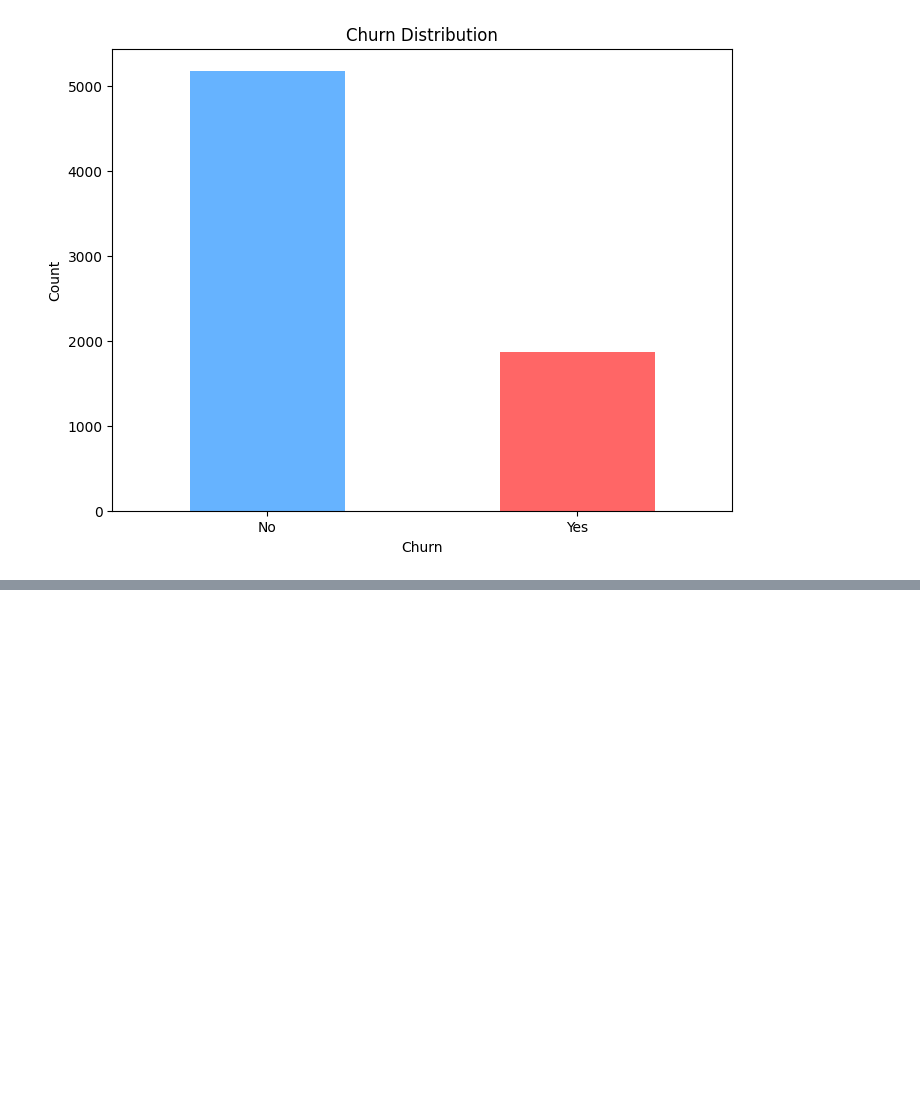
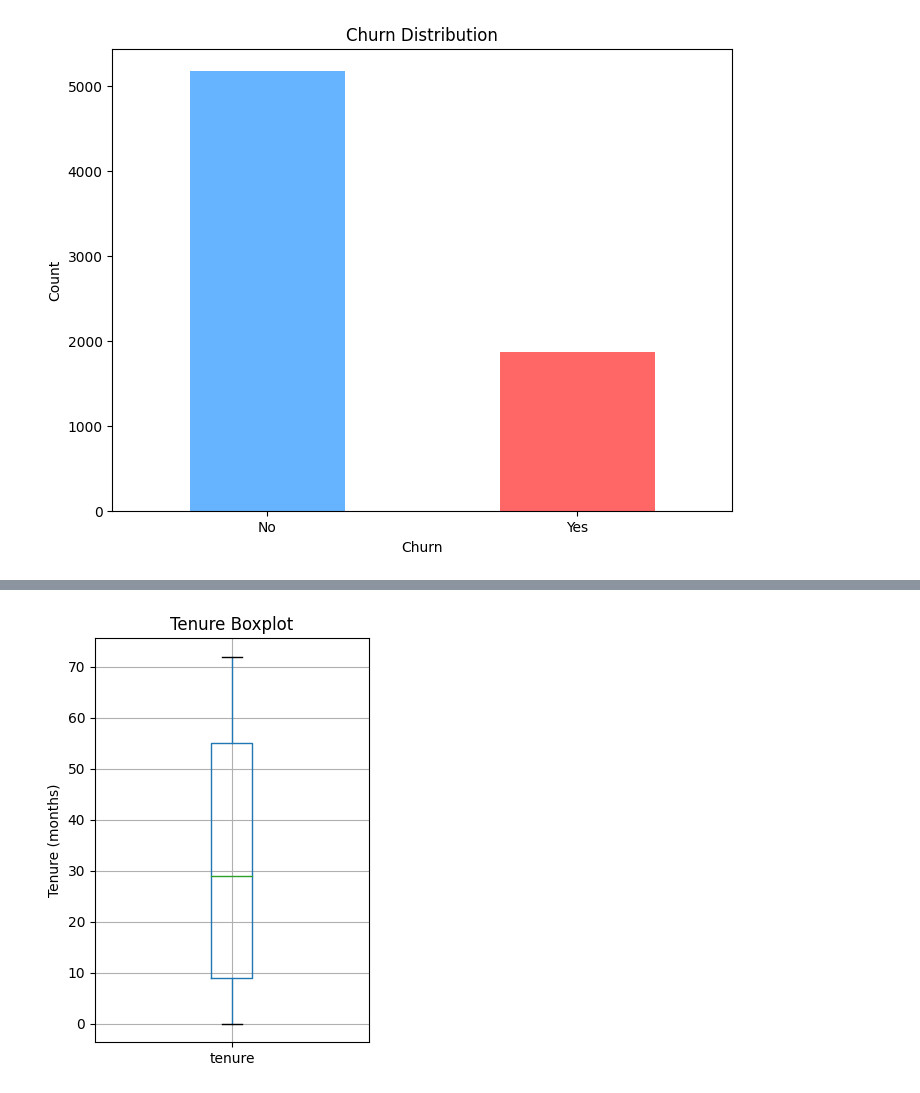
Before and after one commit to Schadrackkarekezi/churn-prediction-production-mlops, a Jupyter notebook: notebook/EDA.ipynb, the cells around one changed output, grey strips where cells are left out. Cells and saved outputs as stored; diff of their text form; code cells hidden in the pictures; blank space fills up the shorter version.

```diff
--- a/notebook/EDA.ipynb
+++ b/notebook/EDA.ipynb
@@ -323,0 +330,9 @@ You'll need to consider this imbalance when building your model later
+# %%
+plt.subplot(1, 2, 2)
+df.boxplot(column='tenure')
+plt.title('Tenure Boxplot')
+plt.ylabel('Tenure (months)')
+plt.tight_layout()
+plt.show()
+# %% [output]
+[figure, added]
```
Also changed, not shown: parts of 48 cells of this notebook.
